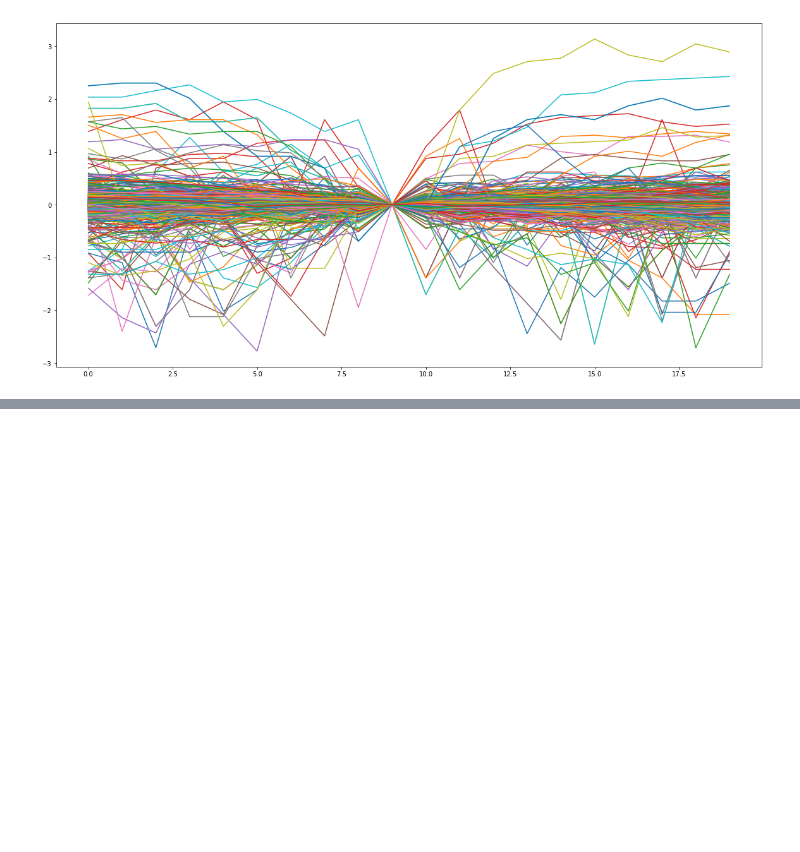
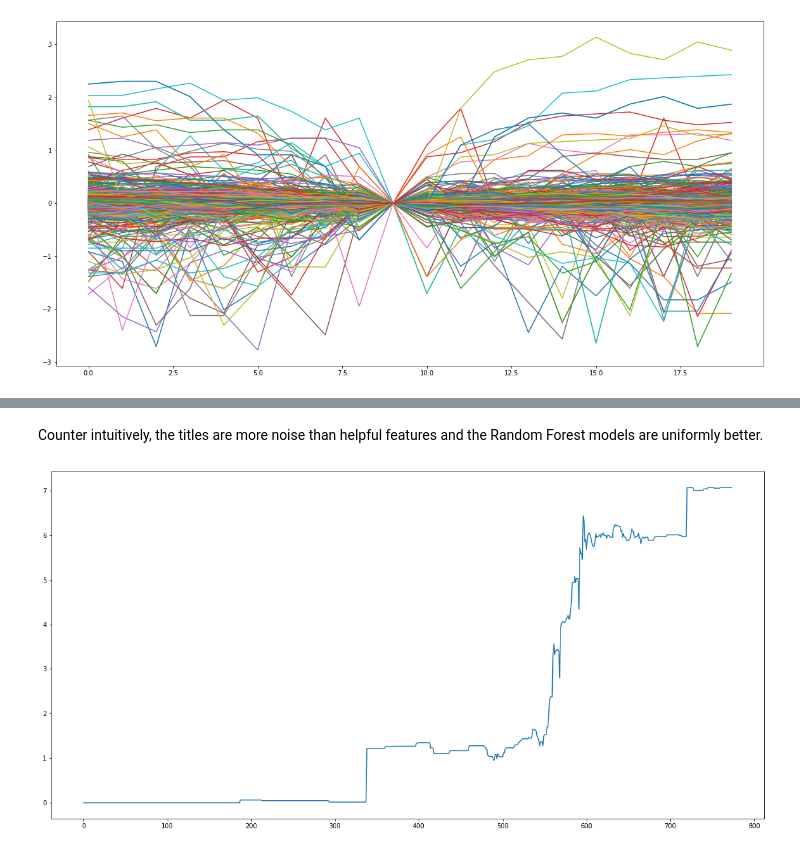
Before and after one commit to hhy845914111/NLP-Project, a Jupyter notebook: data_crawler_fed_speech.ipynb, the cells around one changed output, grey strips where cells are left out. Drawn from its saved outputs; the diff is of its cells as text; code cells hidden in the pictures; blank space fills up the shorter version.

```diff
--- a/data_crawler_fed_speech.ipynb
+++ b/data_crawler_fed_speech.ipynb
@@ -217,0 +144,10 @@ plt.plot(np.cumsum(y_raw * y_pred9))
+# %% [markdown]
+Counter intuitively, the titles are more noise than helpful features and the Random Forest models are uniformly better.
+# %%
+y_prd = param_rst_lst[20][1]
+# %%
+rtn_shift = 1
+
+plt.plot(np.cumsum((rev_ar[:, 9 + 1 + rtn_shift] - rev_ar[:, 9 + rtn_shift]) * y_prd));
+# %% [output]
+[figure, added]
```
Also changed, not shown: parts of 101 cells of this notebook, 11 other files.
